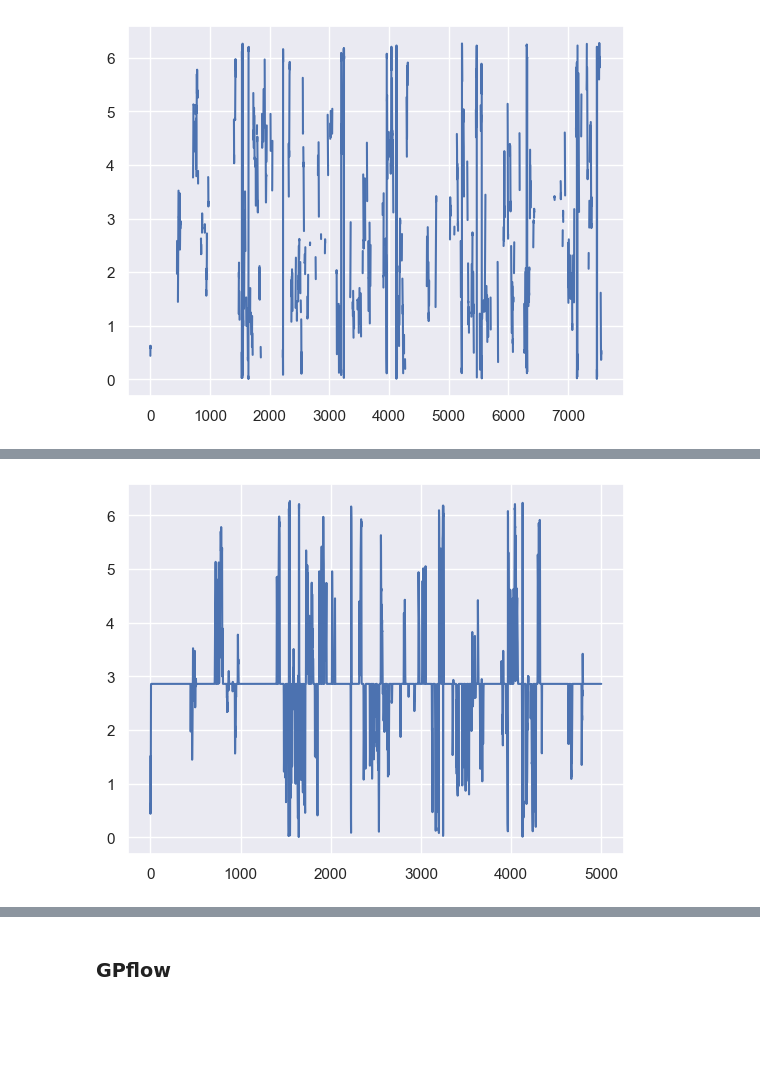
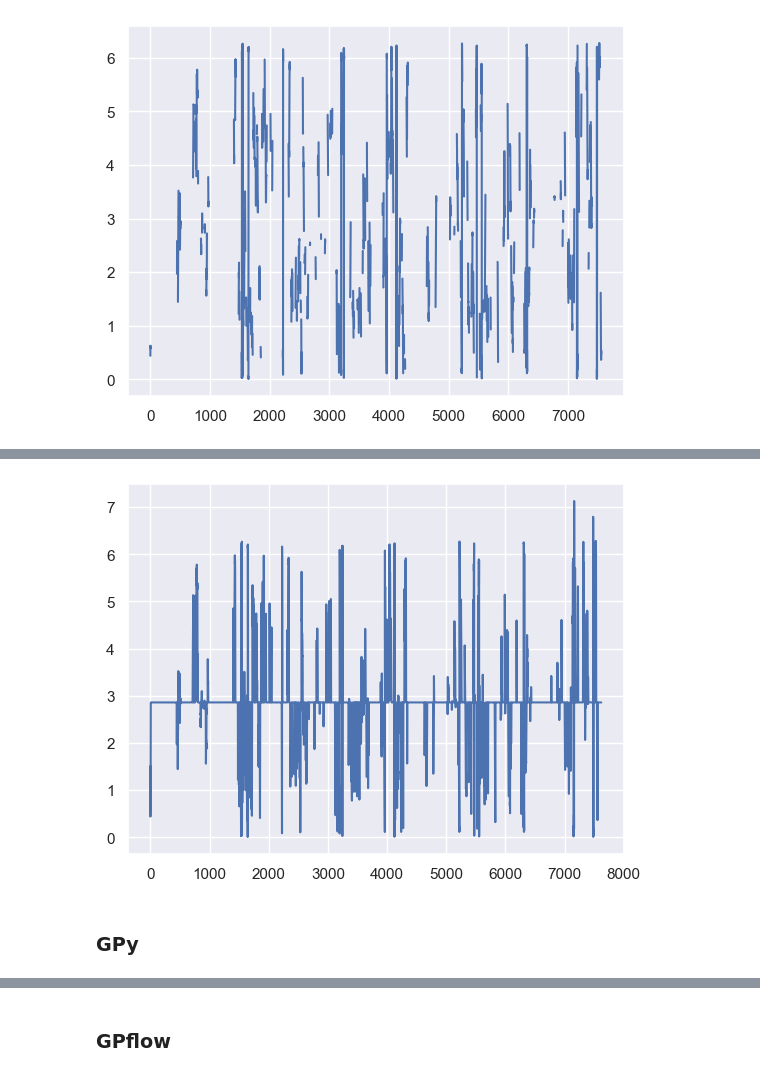
Before and after one commit to Zoroa1885/Head_direction_forcasting, a Jupyter notebook: analysis.ipynb, the cells around one changed output, grey strips where cells are left out. Saved outputs shown, nothing was run; the diff lists cells and outputs as text; code cells hidden in the pictures; blank space fills up the shorter version.

```diff
--- a/analysis.ipynb
+++ b/analysis.ipynb
@@ -166,6 +180,6 @@ plt.show()
 # %%
 kernel = ConstantKernel(1.0) * RBF(length_scale=1.0)
 # %%
-gpr = GaussianProcessRegressor(kernel = kernel, n_restarts_optimizer=0, normalize_y=True)
+gpr = GaussianProcessRegressor(kernel = kernel, n_restarts_optimizer=2, normalize_y=True)
 gpr.fit(time, head)
 # %% [output]
@@ -184,5 +199,7 @@ plt.show()
 # %%
-plt.plot(time_full[:size], pred[:size])
+plt.plot(time_full, pred)
 plt.show()
 # %% [output]
-[figure, old version]
+[figure, new version]
+# %% [markdown]
+### GPy
```
Also changed, not shown: parts of 17 cells of this notebook.
